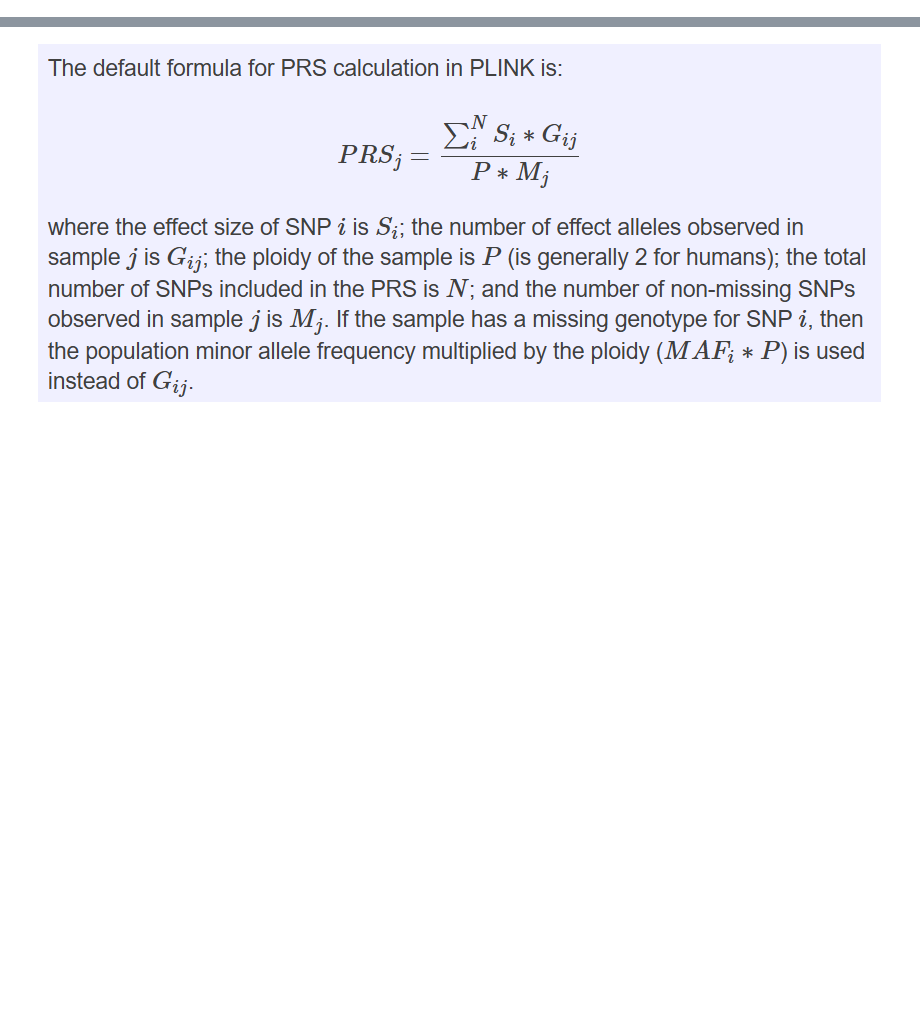
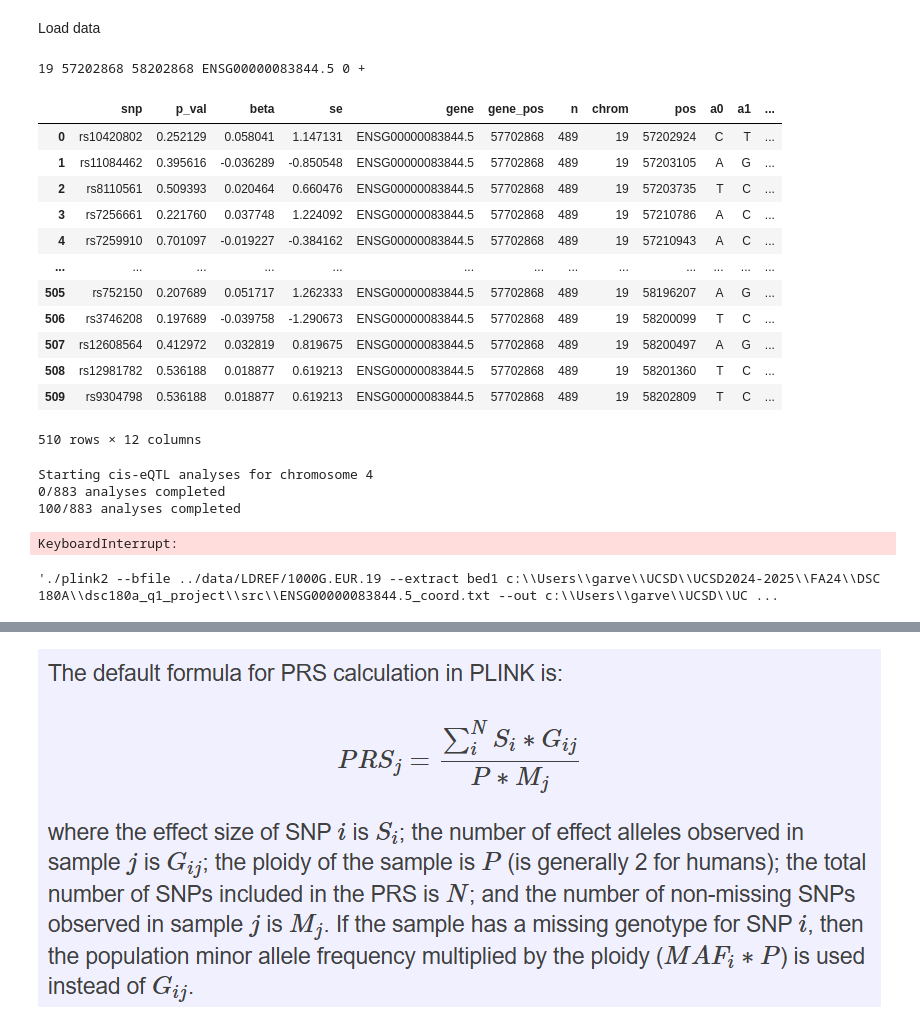
Before and after one commit to GarveyJLi/dsc180a_q1_project, a Jupyter notebook: src/single_gene_prs.ipynb, the cells around one changed output, grey strips where cells are left out. Saved outputs shown, nothing was run; the diff lists cells and outputs as text; code cells hidden in the pictures; blank space fills up the shorter version.

Commit message:
Fixing code to use plink

```diff
--- a/src/single_gene_prs.ipynb
+++ b/src/single_gene_prs.ipynb
@@ -24,3 +30,5 @@ Done
+# %% [markdown]
+Load data
 # %%
 phenotype_data = '../data/GD462.GeneQuantRPKM.50FN.samplename.resk10.txt.gz'
 
@@ -73,2 +45,25 @@ def cis_eQTL_analysis(chr, gene, alleles, samples, genotypes, phenotypes, window
+# %%
+target_gene_info = P[P['TargetID'] == gene_to_explore].iloc[0]
+target_chr = str(target_gene_info['Chr'])
+target_start = target_gene_info['Coord'] - 500000
+target_end = target_gene_info['Coord'] + 500000
+
+print(f'{target_chr} {target_start} {target_end} {gene_to_explore} 0 +')
+# %% [output]
+19 57202868 58202868 ENSG00000083844.5 0 +
 # %%
-#cis_eQTL_analysis(chr_to_explore, gene_to_explore, alleles, samples, genotypes, P)
+cis_eQTL_analysis(chr_to_explore, gene_to_explore, alleles, samples, genotypes, P)
+# %% [output]
+|  | snp | p_val | beta | se | gene | gene_pos | n | chrom | pos | a0 | a1 | ... |
+| 0 | rs10420802 | 0.252129 | 0.058041 | 1.147131 | ENSG00000083844.5 | 57702868 | 489 | 19 | 57202924 | C | T | ... |
+| 1 | rs11084462 | 0.395616 | -0.036289 | -0.850548 | ENSG00000083844.5 | 57702868 | 489 | 19 | 57203105 | A | G | ... |
+| 2 | rs8110561 | 0.509393 | 0.020464 | 0.660476 | ENSG00000083844.5 | 57702868 | 489 | 19 | 57203735 | T | C | ... |
+| 3 | rs7256661 | 0.221760 | 0.037748 | 1.224092 | ENSG00000083844.5 | 57702868 | 489 | 19 | 57210786 | A | C | ... |
+| 4 | rs7259910 | 0.701097 | -0.019227 | -0.384162 | ENSG00000083844.5 | 57702868 | 489 | 19 | 57210943 | A | C | ... |
+| ... | ... | ... | ... | ... | ... | ... | ... | ... | ... | ... | ... | ... |
+| 505 | rs752150 | 0.207689 | 0.051717 | 1.262333 | ENSG00000083844.5 | 57702868 | 489 | 19 | 58196207 | A | G | ... |
+| 506 | rs3746208 | 0.197689 | -0.039758 | -1.290673 | ENSG00000083844.5 | 57702868 | 489 | 19 | 58200099 | T | C | ... |
+| 507 | rs12608564 | 0.412972 | 0.032819 | 0.819675 | ENSG00000083844.5 | 57702868 | 489 | 19 | 58200497 | A | G | ... |
+| 508 | rs12981782 | 0.536188 | 0.018877 | 0.619213 | ENSG00000083844.5 | 57702868 | 489 | 19 | 58201360 | T | C | ... |
+| 509 | rs9304798 | 0.536188 | 0.018877 | 0.619213 | ENSG00000083844.5 | 57702868 | 489 | 19 | 58202809 | T | C | ... |
+510 rows × 12 columns
@@ -94,5 +70,11 @@ def chr_analysis(chr, alleles, samples, genotypes, phenotypes, window=500000):
 # %%
-#temp_testing = chr_analysis('4', alleles, samples, genotypes, P)
+chr_4_analysis = chr_analysis('4', alleles, samples, genotypes, P)
+chr_4_analysis
+# %% [output]
+Starting cis-eQTL analyses for chromosome 4
+0/883 analyses completed
+100/883 analyses completed
+KeyboardInterrupt:
 # %%
 # CLUMPING COMMAND WITH PLINK
 """
@@ -112,2 +91,5 @@ def clump(df, p1, r2):
 # %%
 #!plink2 –bfile 1000G.EUR.15 –extract bed1 $my_coord –out 1000G.EUR.15.GeneX –make-bed
+get_snps(gene_to_explore, out_dir=os.getcwd() + '\\', delete_pos=True)
+# %% [output]
+'./plink2 --bfile ../data/LDREF/1000G.EUR.19 --extract bed1 c:\\Users\\garve\\UCSD\\UCSD2024-2025\\FA24\\DSC 180A\\dsc180a_q1_project\\src\\ENSG00000083844.5_coord.txt --out c:\\Users\\garve\\UCSD\\UC ...
```
Also changed, not shown: parts of 15 cells of this notebook, 2 other files.
